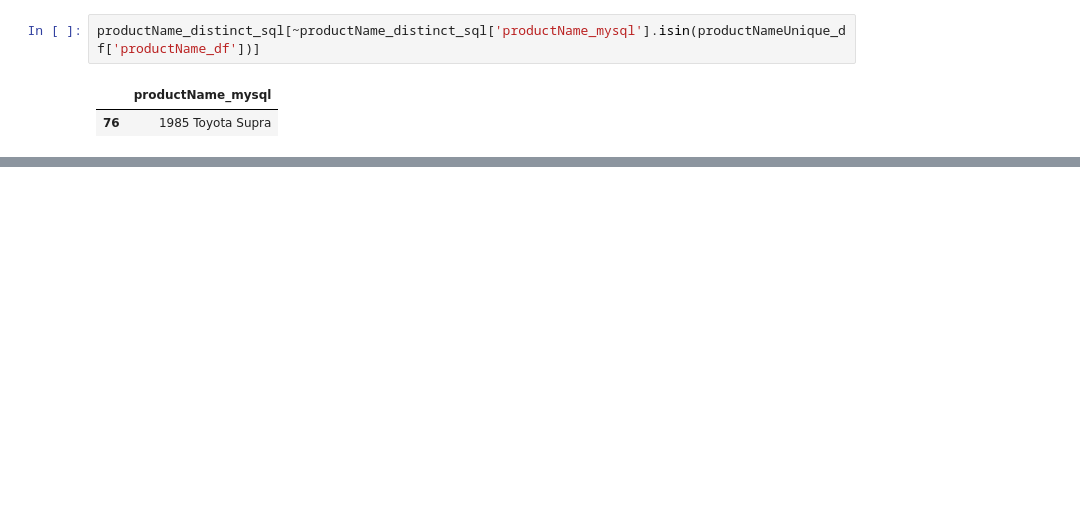
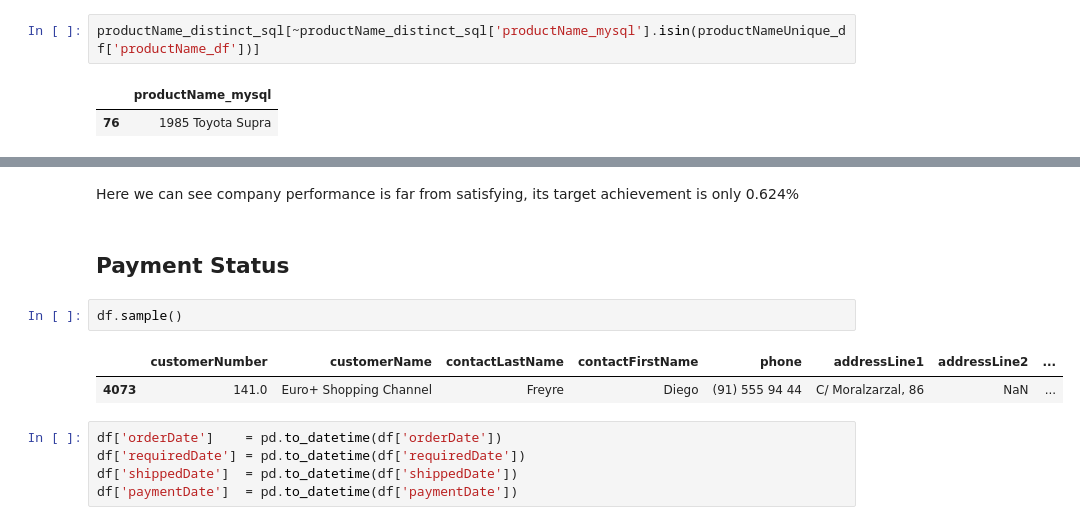
Before and after one commit to amarindraa/Analyze-Data-in-a-Model-Car-Database-with-MySQL-Workbench, a Jupyter notebook: Analyze Data in a Model Car Database with MySQL Workbench.ipynb, the cells around one changed output, grey strips where cells are left out. Cells and saved outputs as stored; diff of their text form; blank space fills up the shorter version.

```diff
--- a/Analyze Data in a Model Car Database with MySQL Workbench.ipynb
+++ b/Analyze Data in a Model Car Database with MySQL Workbench.ipynb
@@ -247,0 +209,14 @@ np.int64(15)
+# %% [markdown]
+Here we can see company performance is far from satisfying, its target achievement is only 0.624%
+# %% [markdown]
+## Payment Status
+# %%
+df.sample()
+# %% [output]
+|  | customerNumber | customerName | contactLastName | contactFirstName | phone | addressLine1 | addressLine2 | ... |
+| 4073 | 141.0 | Euro+ Shopping Channel | Freyre | Diego | (91) 555 94 44 | C/ Moralzarzal, 86 | NaN | ... |
+# %%
+df['orderDate']    = pd.to_datetime(df['orderDate'])
+df['requiredDate'] = pd.to_datetime(df['requiredDate'])
+df['shippedDate']  = pd.to_datetime(df['shippedDate'])
+df['paymentDate']  = pd.to_datetime(df['paymentDate'])
```
Also changed, not shown: parts of 68 cells of this notebook, 2 other files.
